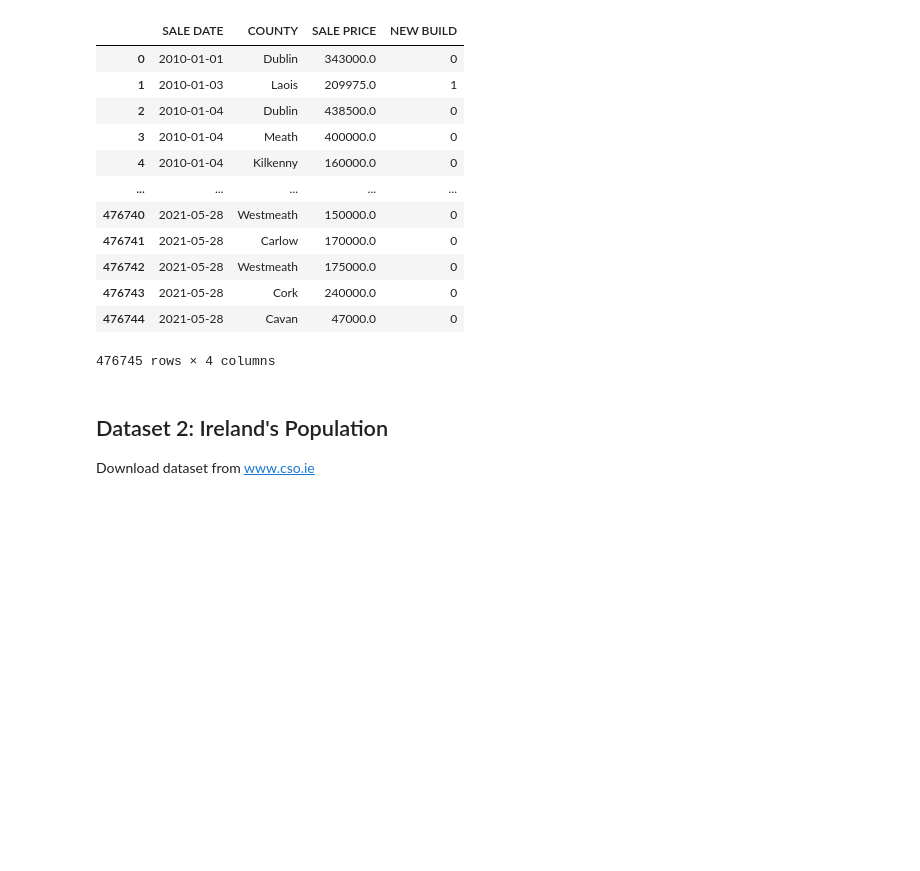
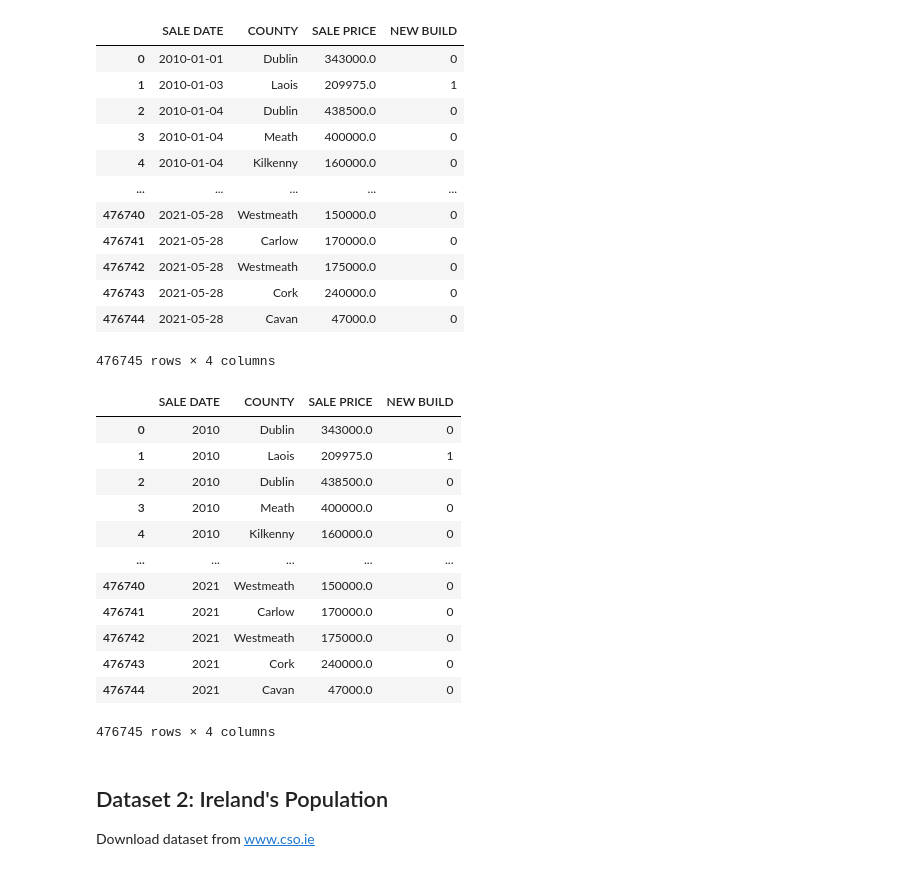
Before and after one commit to liamdkn/DataScience, a Jupyter notebook: RTB Ireland Rent Analysis/rent-analysis.ipynb, the cells around one changed output. Saved outputs shown, nothing was run; the diff lists cells and outputs as text; code cells hidden in the pictures; blank space fills up the shorter version.

```diff
--- a/RTB Ireland Rent Analysis/rent-analysis.ipynb
+++ b/RTB Ireland Rent Analysis/rent-analysis.ipynb
@@ -104,6 +104,23 @@ newPropertyPrice_df
 | 476743 | 2021-05-28 | Cork | 240000.0 | 0 |
 | 476744 | 2021-05-28 | Cavan | 47000.0 | 0 |
 476745 rows × 4 columns
+# %%
+newPropertyPrice_df['SALE DATE'] = newPropertyPrice_df['SALE DATE'].str[:4]
+newPropertyPrice_df
+# %% [output]
+|  | SALE DATE | COUNTY | SALE PRICE | NEW BUILD |
+| 0 | 2010 | Dublin | 343000.0 | 0 |
+| 1 | 2010 | Laois | 209975.0 | 1 |
+| 2 | 2010 | Dublin | 438500.0 | 0 |
+| 3 | 2010 | Meath | 400000.0 | 0 |
+| 4 | 2010 | Kilkenny | 160000.0 | 0 |
+| ... | ... | ... | ... | ... |
+| 476740 | 2021 | Westmeath | 150000.0 | 0 |
+| 476741 | 2021 | Carlow | 170000.0 | 0 |
+| 476742 | 2021 | Westmeath | 175000.0 | 0 |
+| 476743 | 2021 | Cork | 240000.0 | 0 |
+| 476744 | 2021 | Cavan | 47000.0 | 0 |
+476745 rows × 4 columns
 # %% [markdown]
 ## Dataset 2: Ireland's Population
 Download dataset from www.cso.ie
```
Also changed, not shown: parts of 7 cells of this notebook, 4 other files.
